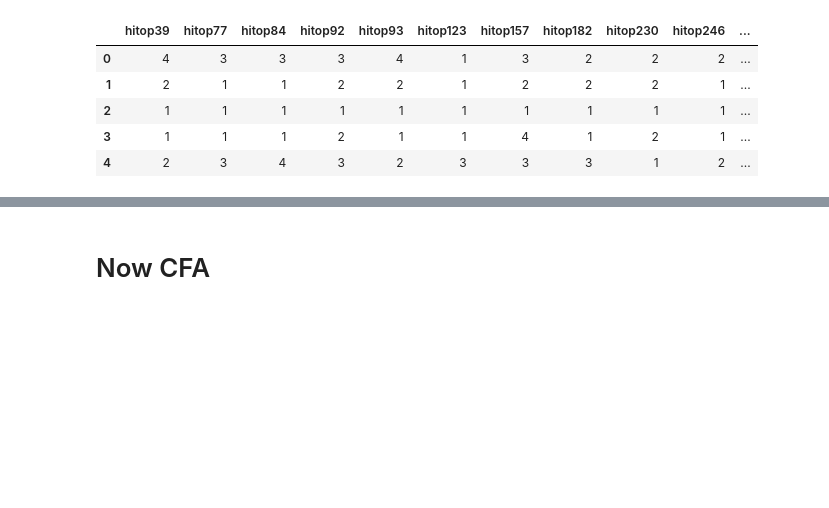
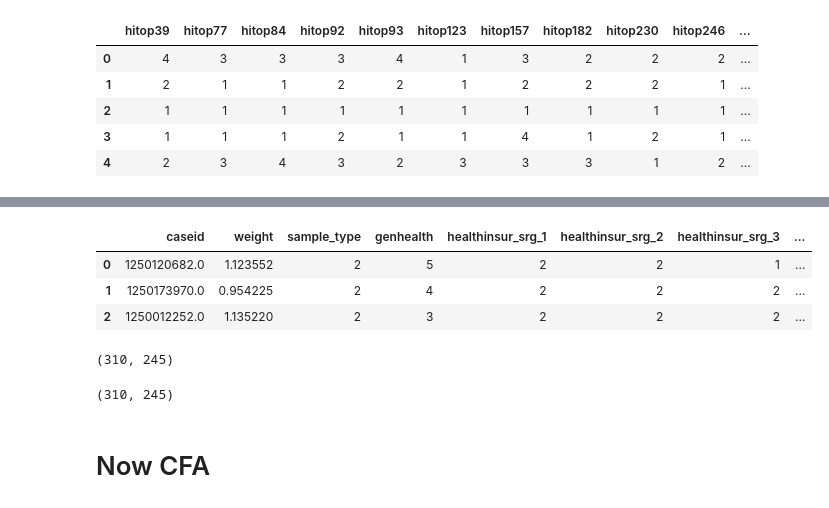
Before and after one commit to mariezelenina/HITOP_validation, a Jupyter notebook: notebook_3_cfa.ipynb, the cells around one changed output, grey strips where cells are left out. Saved outputs shown, nothing was run; the diff lists cells and outputs as text; code cells hidden in the pictures; blank space fills up the shorter version.

```diff
--- a/notebook_3_cfa.ipynb
+++ b/notebook_3_cfa.ipynb
@@ -631,0 +857,3 @@ mydata.head()
+# %%
+df = df.assign(whichvisit=['initialvisit']*df_rows)
+df_helper = df_helper.assign(whichvisit=['recontactvisit']*df_rows)
@@ -631,0 +863,17 @@ mydata.head()
+# %%
+cols_recontact = []
+cols_original = []
+for c in df.columns:
+    if "recontact" in c:
+        cols_recontact.append(c)
+        cols_original.append(c[:-10])
+#print(cols_recontact)
+#print(cols_original)
+# %%
+df = df.drop(columns=cols_recontact)
+df_helper = df_helper.drop(columns=cols_original)
+# %%
+cols_dict = {}
+for cname in cols_recontact:
+    cols_dict[cname] = cname[:-10]
+cols_dict
@@ -631,0 +898,17 @@ mydata.head()
+# %%
+# rename cols in df_helper
+df_helper.rename(columns=cols_dict, inplace=True)
+df_helper.head(3)
+# %% [output]
+|  | caseid | weight | sample_type | genhealth | healthinsur_srg_1 | healthinsur_srg_2 | healthinsur_srg_3 | ... |
+| 0 | 1250120682.0 | 1.123552 | 2 | 5 | 2 | 2 | 1 | ... |
+| 1 | 1250173970.0 | 0.954225 | 2 | 4 | 2 | 2 | 2 | ... |
+| 2 | 1250012252.0 | 1.135220 | 2 | 3 | 2 | 2 | 2 | ... |
+# %%
+df.shape
+# %% [output]
+(310, 245)
+# %%
+df_helper.shape
+# %% [output]
+(310, 245)
```
Also changed, not shown: parts of 40 cells of this notebook, 1 other file.
